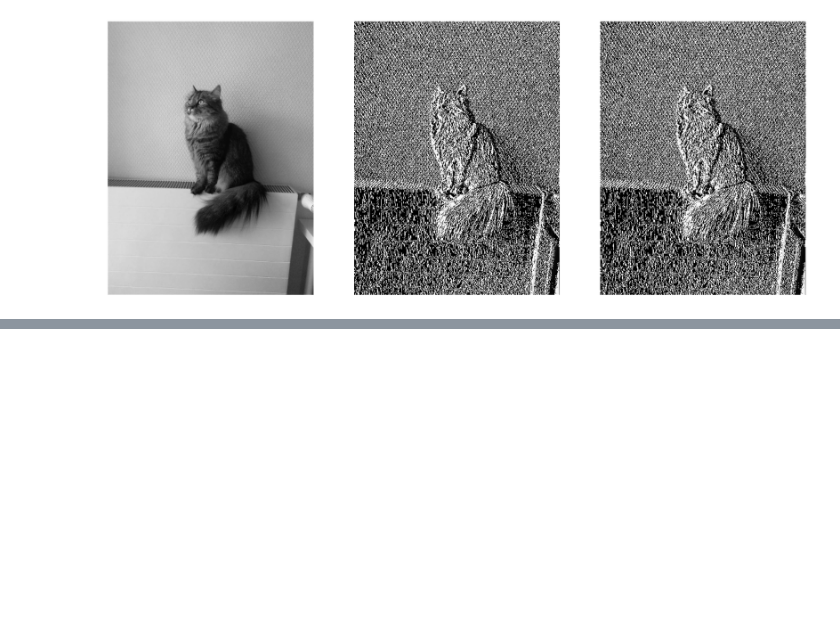
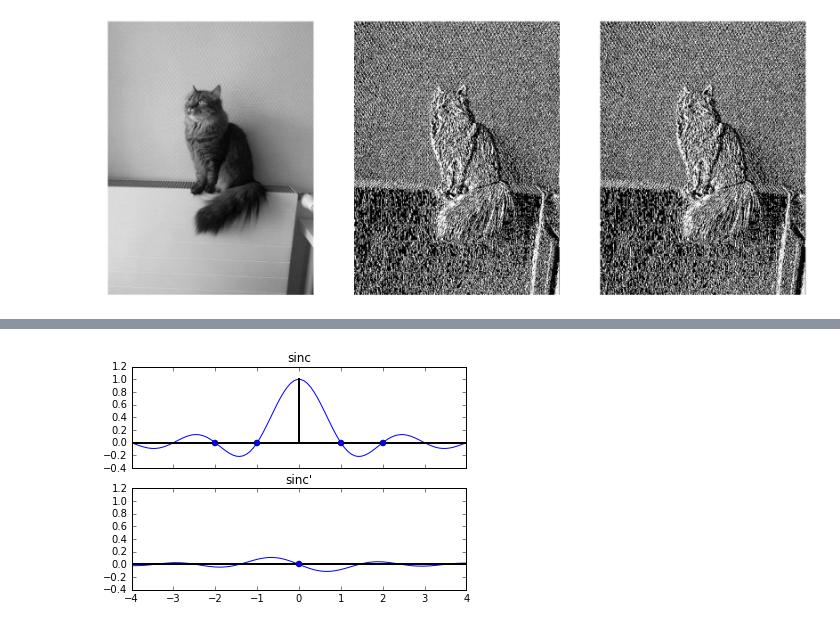
Before and after one commit to justayak/computer_vision_ws2015, a Jupyter notebook: play/Introduction_To_CV.ipynb, the cells around one changed output, grey strips where cells are left out. Cells and saved outputs as stored; diff of their text form; code cells hidden in the pictures; blank space fills up the shorter version.

```diff
--- a/play/Introduction_To_CV.ipynb
+++ b/play/Introduction_To_CV.ipynb
@@ -64,0 +119,27 @@ jv.paint_mats([A,Ax, Ay])
+# %%
+def sinc(x):
+    return np.sin(math.pi * x)/ (math.pi * x)
+
+x = np.linspace(-4, 4, 100)
+G = sinc(x)
+
+f, ax = plt.subplots(2,1, sharex=True, sharey=True)
+
+ax0 = ax[0]
+ax1 = ax[1]
+
+ax0.plot(x,G)
+
+ax0.plot([-4,4], [0,0], 'k-', lw=2)
+ax0.plot([0,0], [0,1], 'k-', lw=2)
+
+ax0.plot([-2,-1,1,2],[0,0,0,0], 'bo')
+ax0.set_title('sinc')
+
+ax1.plot(x,np.gradient(G))
+ax1.plot([-4,4], [0,0], 'k-', lw=2)
+ax1.plot([0],[0], 'bo')
+ax1.set_title('sinc\'')
+plt.show()
+# %% [output]
+[figure, added]
```
Also changed, not shown: parts of 8 cells of this notebook.
